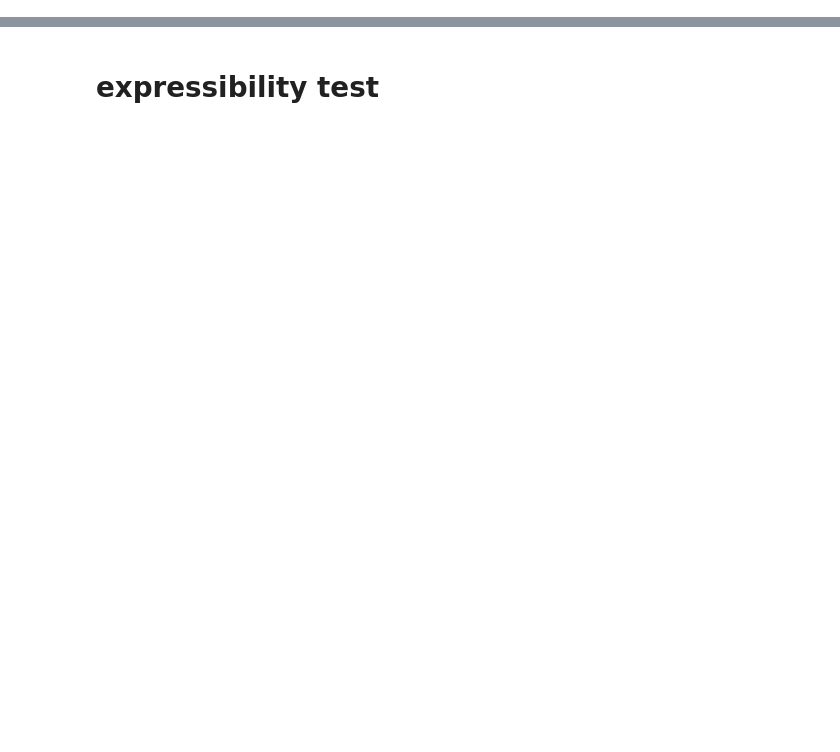
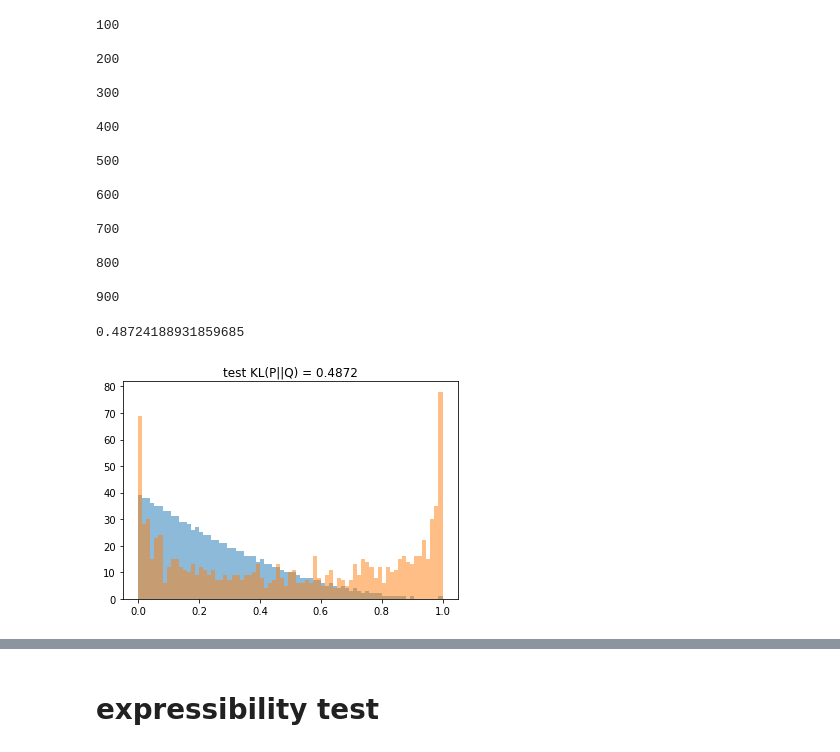
Before and after one commit to String137/PQC, a Jupyter notebook: PQC_test.ipynb, the cells around one changed output, grey strips where cells are left out. Cells and saved outputs as stored; diff of their text form; code cells hidden in the pictures; blank space fills up the shorter version.

```diff
--- a/PQC_test.ipynb
+++ b/PQC_test.ipynb
@@ -13,3 +19,46 @@ pqc.add('crx',c=3,o=0);
+# %%
+def expressibility(pqc, reps, param_num=12):
+    arr = [];
+    for i in range(reps):
+        v1 = pqc.get(2*np.pi*np.random.uniform(size=(param_num,))).getH();
+        v2 = pqc.get(2*np.pi*np.random.uniform(size=(param_num,)));
+        fid = np.abs(v1*v2)**2;
+        arr.append(fid[0,0]);
+        if i%100==0 and i!=0:
+            print(i,"\n");
+    haar = [];
+    h = Haar_dist(a=0,b=1,name="haar");
+    for i in range(reps):
+        haar.append(h.ppf((i+1)/reps,pqc.num));
+    n_bins = 75;
+    haar_pdf = plt.hist(np.array(haar), bins=n_bins, alpha=0.5,range=(0,1))[0]/reps;
+    pqc_pdf = plt.hist(np.array(arr), bins=n_bins, alpha=0.5, range=(0,1))[0]/reps;
+    kl = kl_divergence(pqc_pdf,haar_pdf);
+    plt.title("%s KL(P||Q) = %1.4f" % (pqc.name, kl))
+    return kl;
+
+pqc = test()
+expressibility(pqc,1000,1)
+# %% [output]
+100
+
+200
+
+300
+
+400
+
+500
+
+600
+
+700
+
+800
+
+900
+0.48724188931859685
+[figure, added]
 # %%
 pqc.circ.draw('mpl')
 # %% [output]
```
Also changed, not shown: parts of 6 cells of this notebook, 12 other files.
